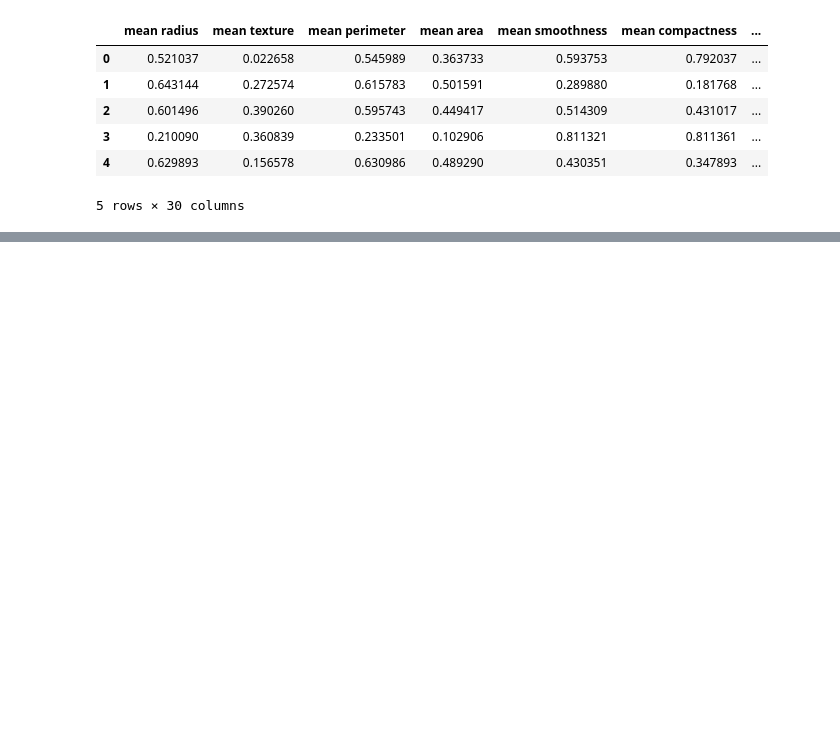
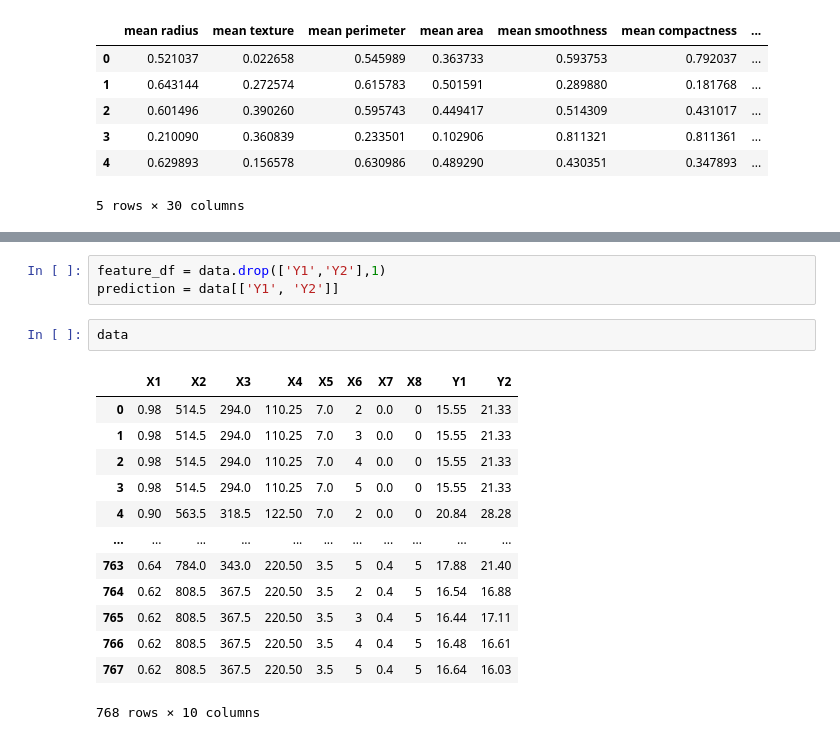
Before and after one commit to oladapo-joseph/Hamoye_Internship, a Jupyter notebook: Stage B/Hamoye_Stage_B_practice.ipynb, the cells around one changed output, grey strips where cells are left out. Cells and saved outputs as stored; diff of their text form; blank space fills up the shorter version.

```diff
--- a/Stage B/Hamoye_Stage_B_practice.ipynb
+++ b/Stage B/Hamoye_Stage_B_practice.ipynb
@@ -81,0 +159,19 @@ Reason for normalising data can be read __[here](https://medium.com/@urvashillun
+# %%
+feature_df = data.drop(['Y1','Y2'],1)
+prediction = data[['Y1', 'Y2']]
+# %%
+data
+# %% [output]
+|  | X1 | X2 | X3 | X4 | X5 | X6 | X7 | X8 | Y1 | Y2 |
+| 0 | 0.98 | 514.5 | 294.0 | 110.25 | 7.0 | 2 | 0.0 | 0 | 15.55 | 21.33 |
+| 1 | 0.98 | 514.5 | 294.0 | 110.25 | 7.0 | 3 | 0.0 | 0 | 15.55 | 21.33 |
+| 2 | 0.98 | 514.5 | 294.0 | 110.25 | 7.0 | 4 | 0.0 | 0 | 15.55 | 21.33 |
+| 3 | 0.98 | 514.5 | 294.0 | 110.25 | 7.0 | 5 | 0.0 | 0 | 15.55 | 21.33 |
+| 4 | 0.90 | 563.5 | 318.5 | 122.50 | 7.0 | 2 | 0.0 | 0 | 20.84 | 28.28 |
+| ... | ... | ... | ... | ... | ... | ... | ... | ... | ... | ... |
+| 763 | 0.64 | 784.0 | 343.0 | 220.50 | 3.5 | 5 | 0.4 | 5 | 17.88 | 21.40 |
+| 764 | 0.62 | 808.5 | 367.5 | 220.50 | 3.5 | 2 | 0.4 | 5 | 16.54 | 16.88 |
+| 765 | 0.62 | 808.5 | 367.5 | 220.50 | 3.5 | 3 | 0.4 | 5 | 16.44 | 17.11 |
+| 766 | 0.62 | 808.5 | 367.5 | 220.50 | 3.5 | 4 | 0.4 | 5 | 16.48 | 16.61 |
+| 767 | 0.62 | 808.5 | 367.5 | 220.50 | 3.5 | 5 | 0.4 | 5 | 16.64 | 16.03 |
+768 rows × 10 columns
```
Also changed, not shown: parts of 31 cells of this notebook.
